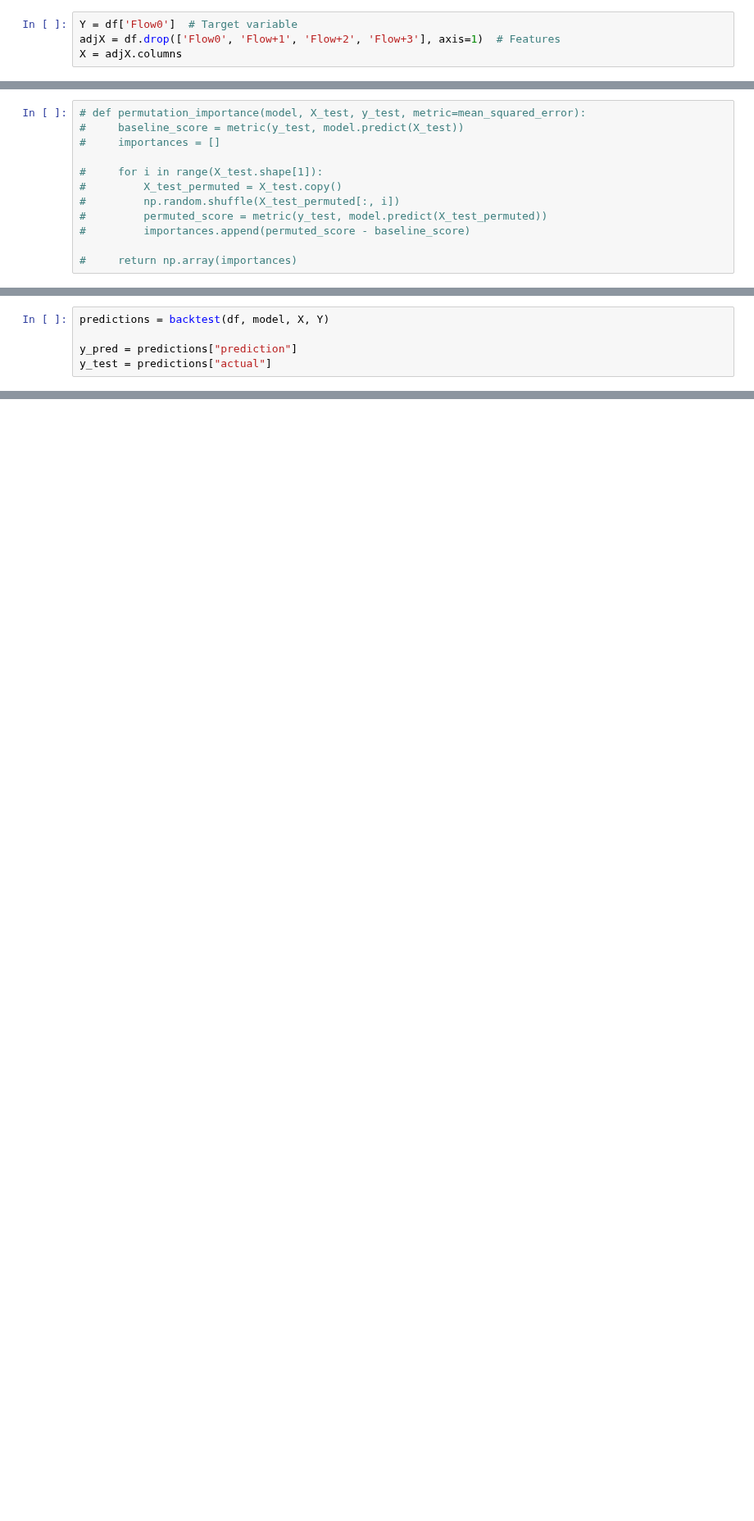
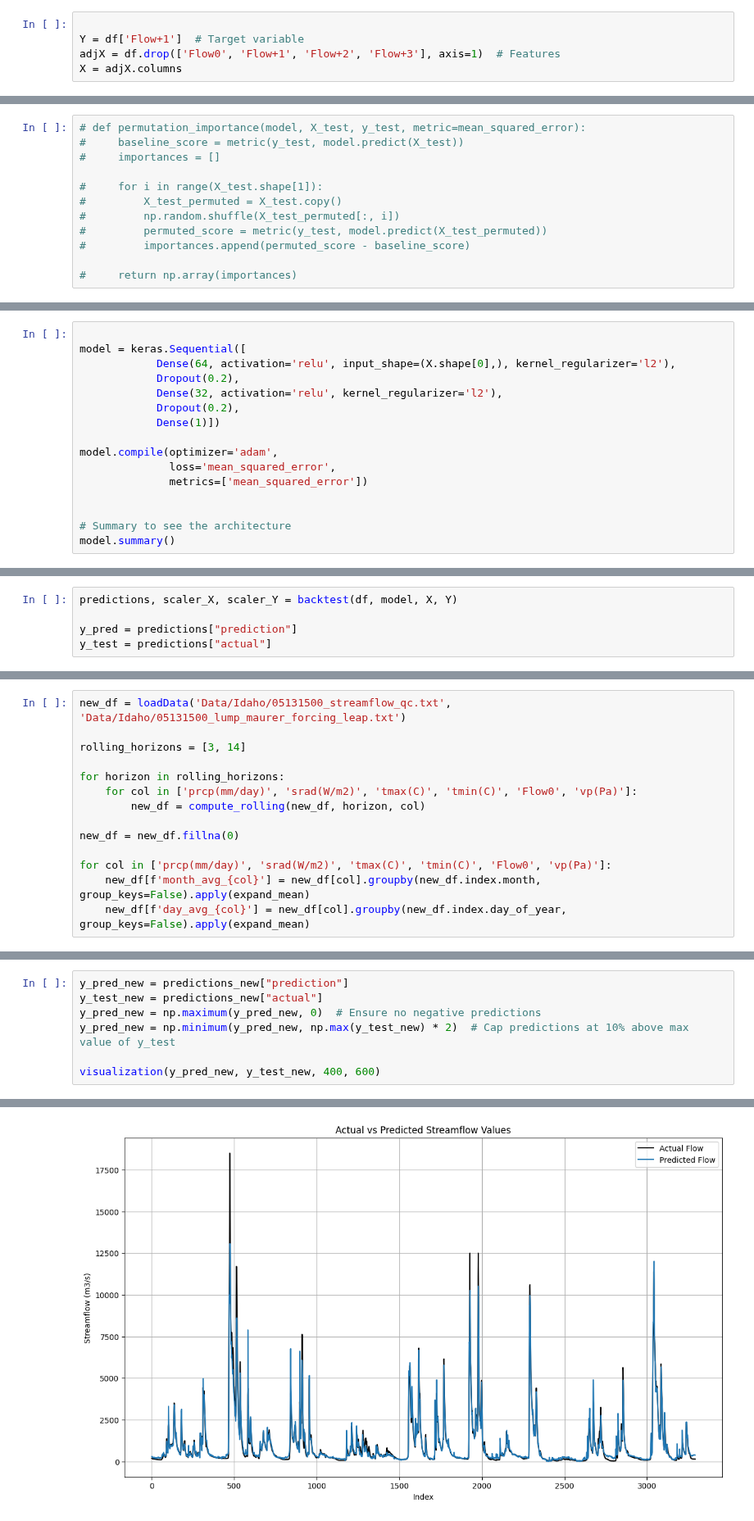
Before and after one commit to Abdullah-Usmani/flood-research1, a Jupyter notebook: ANN-Idaho-backtest.ipynb, the cells around one changed output, grey strips where cells are left out. Shown at 82% size. Drawn from its saved outputs; the diff is of its cells as text; blank space fills up the shorter version.

Commit message:
Double backtest, feature selection, earlystopping+validation

```diff
--- a/ANN-Idaho-backtest.ipynb
+++ b/ANN-Idaho-backtest.ipynb
@@ -62,5 +87,6 @@ for col in ['prcp(mm/day)', 'srad(W/m2)', 'tmax(C)', 'tmin(C)', 'Flow0', 'vp(Pa)
 # %%
-Y = df['Flow0']  # Target variable
+
+Y = df['Flow+1']  # Target variable
 adjX = df.drop(['Flow0', 'Flow+1', 'Flow+2', 'Flow+3'], axis=1)  # Features
 X = adjX.columns
 # %%
@@ -214,0 +199,16 @@ Model: "sequential_42"
+# %%
+
+model = keras.Sequential([
+            Dense(64, activation='relu', input_shape=(X.shape[0],), kernel_regularizer='l2'),
+            Dropout(0.2),
+            Dense(32, activation='relu', kernel_regularizer='l2'),
+            Dropout(0.2),
+            Dense(1)])
+
+model.compile(optimizer='adam',
+              loss='mean_squared_error',
+              metrics=['mean_squared_error'])
+
+
+# Summary to see the architecture
+model.summary()
@@ -215,5 +233,5 @@ Model: "sequential_42"
 # %%
-predictions = backtest(df, model, X, Y)
+predictions, scaler_X, scaler_Y = backtest(df, model, X, Y)
 
 y_pred = predictions["prediction"]
 y_test = predictions["actual"]
@@ -572,0 +313,14 @@ plt.show()
+# %%
+new_df = loadData('Data/Idaho/05131500_streamflow_qc.txt', 'Data/Idaho/05131500_lump_maurer_forcing_leap.txt')
+
+rolling_horizons = [3, 14]
+
+for horizon in rolling_horizons:
+    for col in ['prcp(mm/day)', 'srad(W/m2)', 'tmax(C)', 'tmin(C)', 'Flow0', 'vp(Pa)']:
+        new_df = compute_rolling(new_df, horizon, col)
+
+new_df = new_df.fillna(0)
+
+for col in ['prcp(mm/day)', 'srad(W/m2)', 'tmax(C)', 'tmin(C)', 'Flow0', 'vp(Pa)']:
+    new_df[f'month_avg_{col}'] = new_df[col].groupby(new_df.index.month, group_keys=False).apply(expand_mean)
+    new_df[f'day_avg_{col}'] = new_df[col].groupby(new_df.index.day_of_year, group_keys=False).apply(expand_mean)
@@ -572,0 +390,8 @@ plt.show()
+# %%
+y_pred_new = predictions_new["prediction"]
+y_test_new = predictions_new["actual"]
+y_pred_new = np.maximum(y_pred_new, 0)  # Ensure no negative predictions
+y_pred_new = np.minimum(y_pred_new, np.max(y_test_new) * 2)  # Cap predictions at 10% above max value of y_test
+
+visualization(y_pred_new, y_test_new, 400, 600)
+# %% [output]
@@ -572,0 +403 @@ plt.show()
+[figure, added]
```
Also changed, not shown: parts of 25 cells of this notebook.
